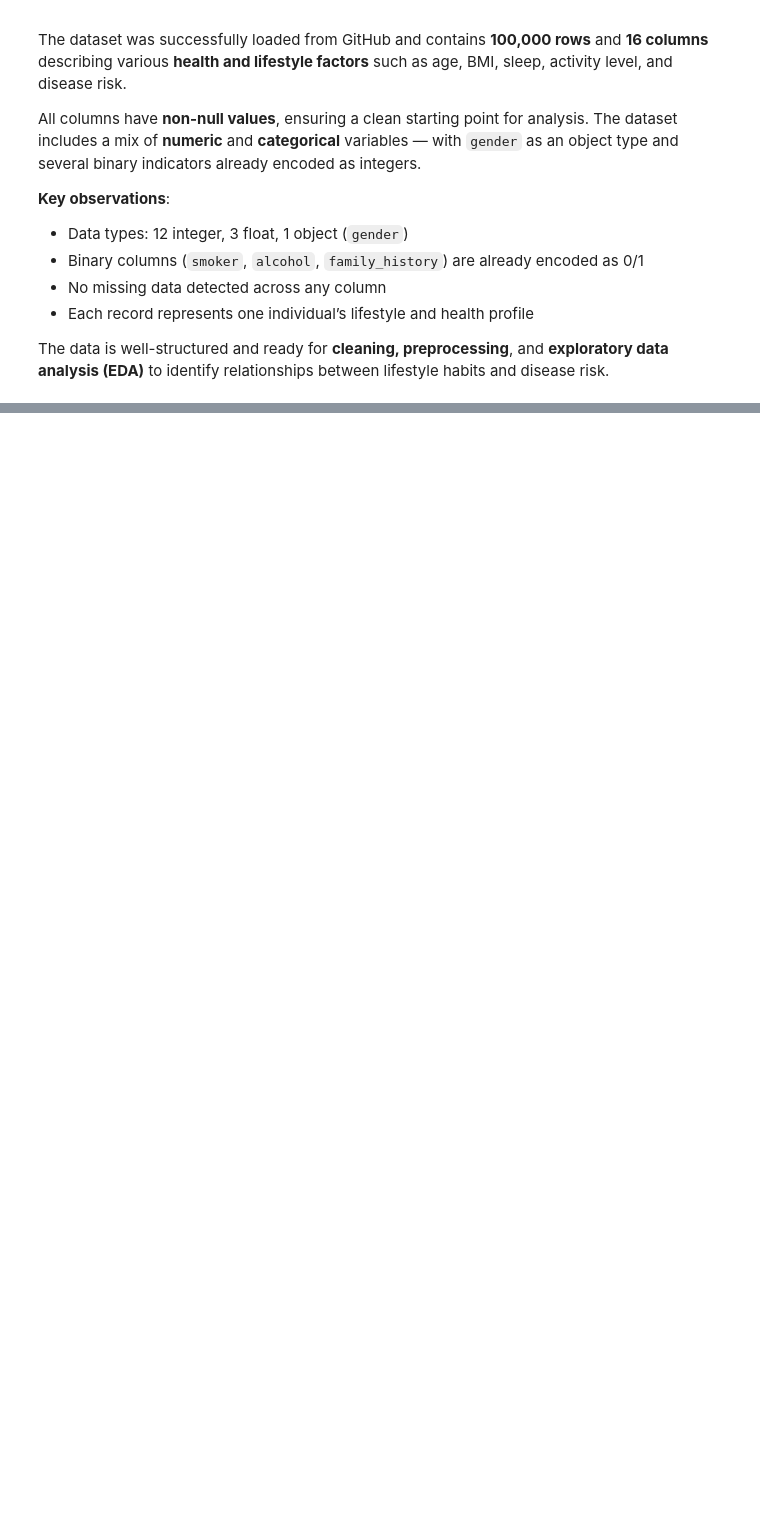
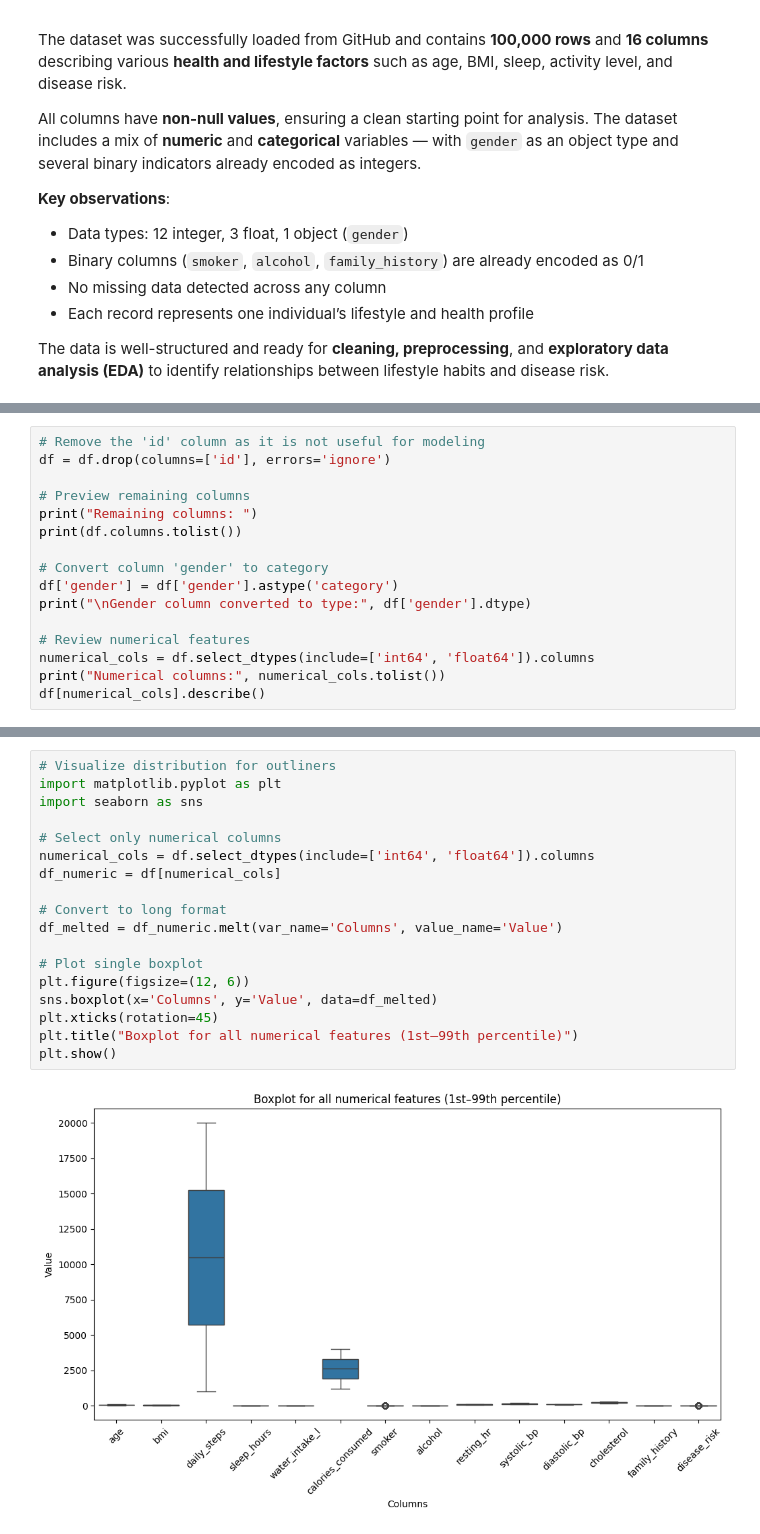
Before and after one commit to Cerasela-b/health-and-lifestyle-analytics, a Jupyter notebook: notebook/health_and_lifestyle_analyze.ipynb, the cells around one changed output, grey strips where cells are left out. Drawn from its saved outputs; the diff is of its cells as text; blank space fills up the shorter version.

Commit message:
Cleaning and preprocessing data

```diff
--- a/notebook/health_and_lifestyle_analyze.ipynb
+++ b/notebook/health_and_lifestyle_analyze.ipynb
@@ -66,0 +80,16 @@ The data is well-structured and ready for **cleaning, preprocessing**, and **exp
+# %%
+# Remove the 'id' column as it is not useful for modeling
+df = df.drop(columns=['id'], errors='ignore')
+
+# Preview remaining columns
+print("Remaining columns: ")
+print(df.columns.tolist())
+
+# Convert column 'gender' to category
+df['gender'] = df['gender'].astype('category')
+print("\nGender column converted to type:", df['gender'].dtype)
+
+# Review numerical features
+numerical_cols = df.select_dtypes(include=['int64', 'float64']).columns
+print("Numerical columns:", numerical_cols.tolist())
+df[numerical_cols].describe()
@@ -66,0 +111,20 @@ The data is well-structured and ready for **cleaning, preprocessing**, and **exp
+# %%
+# Visualize distribution for outliners
+import matplotlib.pyplot as plt
+import seaborn as sns
+
+# Select only numerical columns
+numerical_cols = df.select_dtypes(include=['int64', 'float64']).columns
+df_numeric = df[numerical_cols]
+
+# Convert to long format
+df_melted = df_numeric.melt(var_name='Columns', value_name='Value')
+
+# Plot single boxplot
+plt.figure(figsize=(12, 6))
+sns.boxplot(x='Columns', y='Value', data=df_melted)
+plt.xticks(rotation=45)
+plt.title("Boxplot for all numerical features (1st–99th percentile)")
+plt.show()
+# %% [output]
+[figure, added]
```
Also changed, not shown: parts of 3 cells of this notebook.
